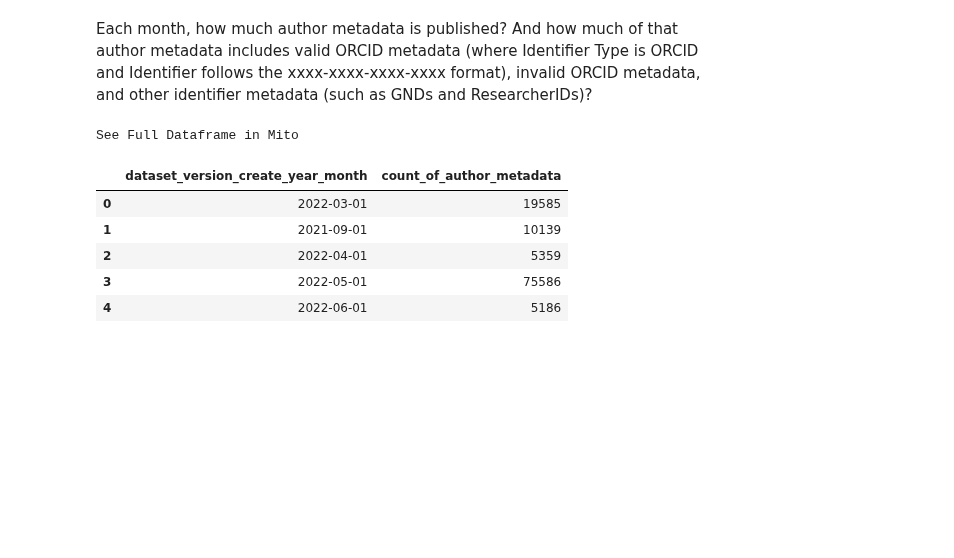
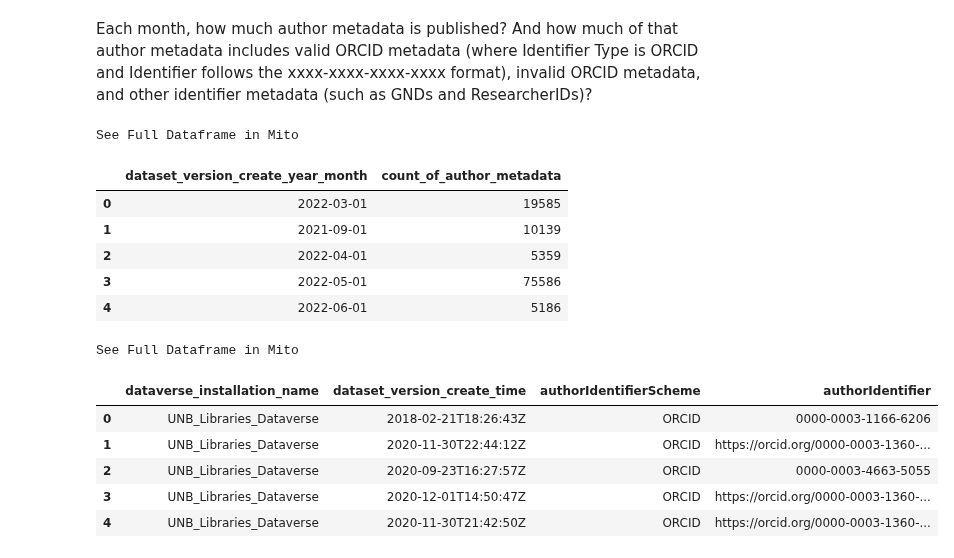
Before and after one commit to jggautier/ux-research-data-analysis, a Jupyter notebook: notebooks/PIDs_for_people_in_Dataverse_datasets/PIDs_for_people_in_HDV_datasets.ipynb, the cells around one changed output. Cells and saved outputs as stored; diff of their text form; code cells hidden in the pictures; blank space fills up the shorter version.

```diff
--- a/notebooks/PIDs_for_people_in_Dataverse_datasets/PIDs_for_people_in_HDV_datasets.ipynb
+++ b/notebooks/PIDs_for_people_in_Dataverse_datasets/PIDs_for_people_in_HDV_datasets.ipynb
@@ -359,4 +359,31 @@ See Full Dataframe in Mito
 | 2 | 2022-04-01 | 5359 |
 | 3 | 2022-05-01 | 75586 |
 | 4 | 2022-06-01 | 5186 |
+# %%
+# Now let's create another dataframe with the monthly counts of ORCIDs and non-ORCID identifiers.
+
+# Create dataframe with author metadata with valid and invalid ORCIDs pubished in the last two years
+authorMetadataWithORCIDsDf = (datasetPIDsAndAuthorMetadataDF
+    .loc[:,[
+        'dataverse_installation_name',
+        'dataset_version_create_time',
+        'authorIdentifierScheme',
+        'authorIdentifier']]
+    .query(
+        'authorIdentifier.str.contains("orcid", case=False) or\
+        authorIdentifier.str.match(".*.{4}-.{4}-.{4}-.{4}.*") or\
+        (authorIdentifier == "ORCID" and\
+        authorIdentifier == authorIdentifier)',
+        engine='python')
+    .reset_index(drop=True, inplace=False)
+)
+authorMetadataWithORCIDsDf.head()
+# %% [output]
+See Full Dataframe in Mito
+|  | dataverse_installation_name | dataset_version_create_time | authorIdentifierScheme | authorIdentifier |
+| 0 | UNB_Libraries_Dataverse | 2018-02-21T18:26:43Z | ORCID | 0000-0003-1166-6206 |
+| 1 | UNB_Libraries_Dataverse | 2020-11-30T22:44:12Z | ORCID | https://orcid.org/0000-0003-1360-... |
+| 2 | UNB_Libraries_Dataverse | 2020-09-23T16:27:57Z | ORCID | 0000-0003-4663-5055 |
+| 3 | UNB_Libraries_Dataverse | 2020-12-01T14:50:47Z | ORCID | https://orcid.org/0000-0003-1360-... |
+| 4 | UNB_Libraries_Dataverse | 2020-11-30T21:42:50Z | ORCID | https://orcid.org/0000-0003-1360-... |
 # %%
```
Also changed, not shown: parts of 1 cell of this notebook.
